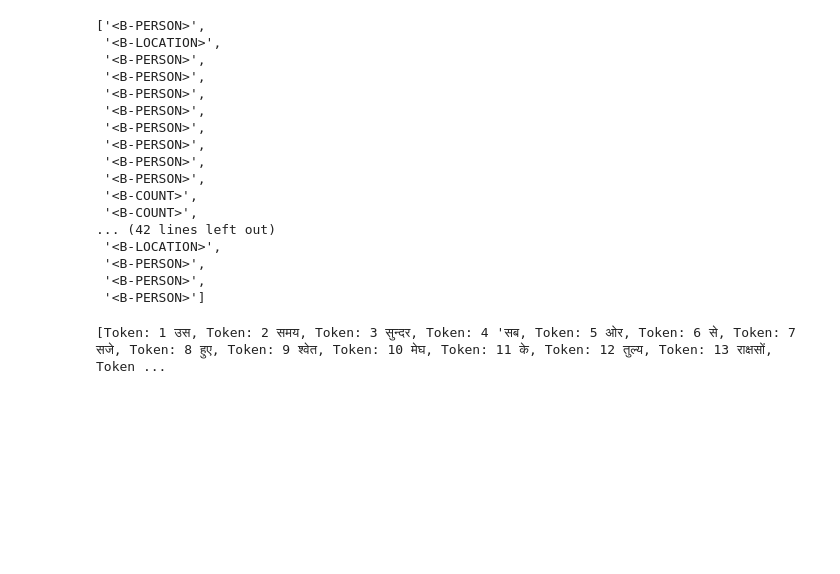
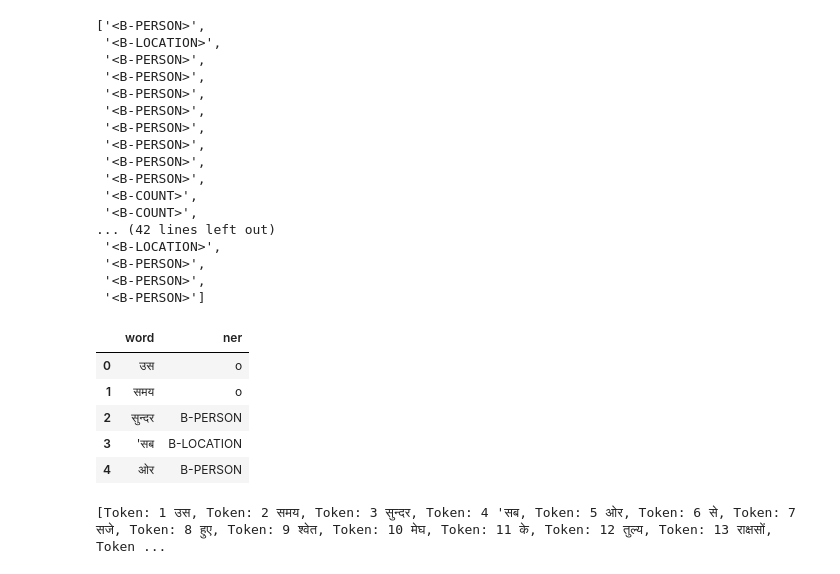
Before and after one commit to rajrohan/ramayanaocr, a Jupyter notebook: src/ramayanaocr/notebook/pipeline_final.ipynb, the cells around one changed output. Drawn from its saved outputs; the diff is of its cells as text; code cells hidden in the pictures; blank space fills up the shorter version.

```diff
--- a/src/ramayanaocr/notebook/pipeline_final.ipynb
+++ b/src/ramayanaocr/notebook/pipeline_final.ipynb
@@ -217,14 +222,30 @@ df2.to_csv('summary_alt_gensim.csv')
+# %%
+def extract_ner(sentence_ner):
+    parsed_text = {'word':[], 'ner':[]}
+    words = re.findall("([^<]+)<[^>]+>",sentence_ner)
+    tags = re.findall("<([^>]+)>",sentence_ner)
+
+    # for word in words: append word #we need to write seperate tags
+
+    for index in range(len(words)):
+        parsed_text['word'].append(words[index])
+        parsed_text['ner'].append(tags[index])
+    return pd.DataFrame(parsed_text)
 # %%
 from flair.data import Sentence
 from flair.models import SequenceTagger
 # load the model you trained
 model = SequenceTagger.load('/Users/rohanraj/Documents/Master/CaseStudy2/code/resources/taggers/netag/best-model.pt')
 
-# create example sentence
-#sentence = Sentence('मोहनदास करमचन्द गांधी (२ अक्टूबर १८६९ - ३० जनवरी १९४८) भारत एवं भारतीय स्वतंत्रता आंदोलन के एक प्रमुख राजनैतिक एवं आध्यात्मिक नेता थे।')
-sentence = Sentence(df2['alt_title'][0])
+df_ner = pd.DataFrame()
+
+r, c = df2.shape
+for row_no in range(r):
+    sentence = Sentence(df2['alt_title'][row_no])
+    model.predict(sentence)
+    sentence_ner = sentence.to_tagged_string()
+    temp_df = extract_ner(sentence_ner)
+    df_ner = df_ner.append(temp_df,ignore_index=True)
 # predict tags and print
-model.predict(sentence)
-
-print(sentence.to_tagged_string())
+#print(sentence.to_tagged_string())
 # %% [output]
@@ -233,9 +252,0 @@ print(sentence.to_tagged_string())
-# %%
-def extract_ner(doc):
-    parsed_text = {'word':[], 'ner':[]}
-    sentence  = sentence.to_tagged_string()
-    for sent in sentence.tokens:
-        if sent
-        parsed_text['word'].append(wrd.text)
-        parsed_text['ner'].append(wrd.pos)
-    return pd.DataFrame(parsed_text)
@@ -244,2 +255,2 @@ def extract_ner(doc):
 # %%
-sentence  = sentence.to_tagged_string()
+sentence_ner = sentence.to_tagged_string()
@@ -265,6 +298,16 @@ re.findall("<[A-Z]-[A-Z]*>",sentence)
  '<B-PERSON>',
  '<B-PERSON>',
  '<B-PERSON>']
+# %%
+extract_ner_df = extract_ner(sentence)
+extract_ner_df.head()
+# %% [output]
+|  | word | ner |
+| 0 | उस | o |
+| 1 | समय | o |
+| 2 | सुन्दर | B-PERSON |
+| 3 | 'सब | B-LOCATION |
+| 4 | ओर | B-PERSON |
 # %%
 print(sentence.tokens)
 # %% [output]
```
Also changed, not shown: parts of 10 cells of this notebook, 1 other file.
